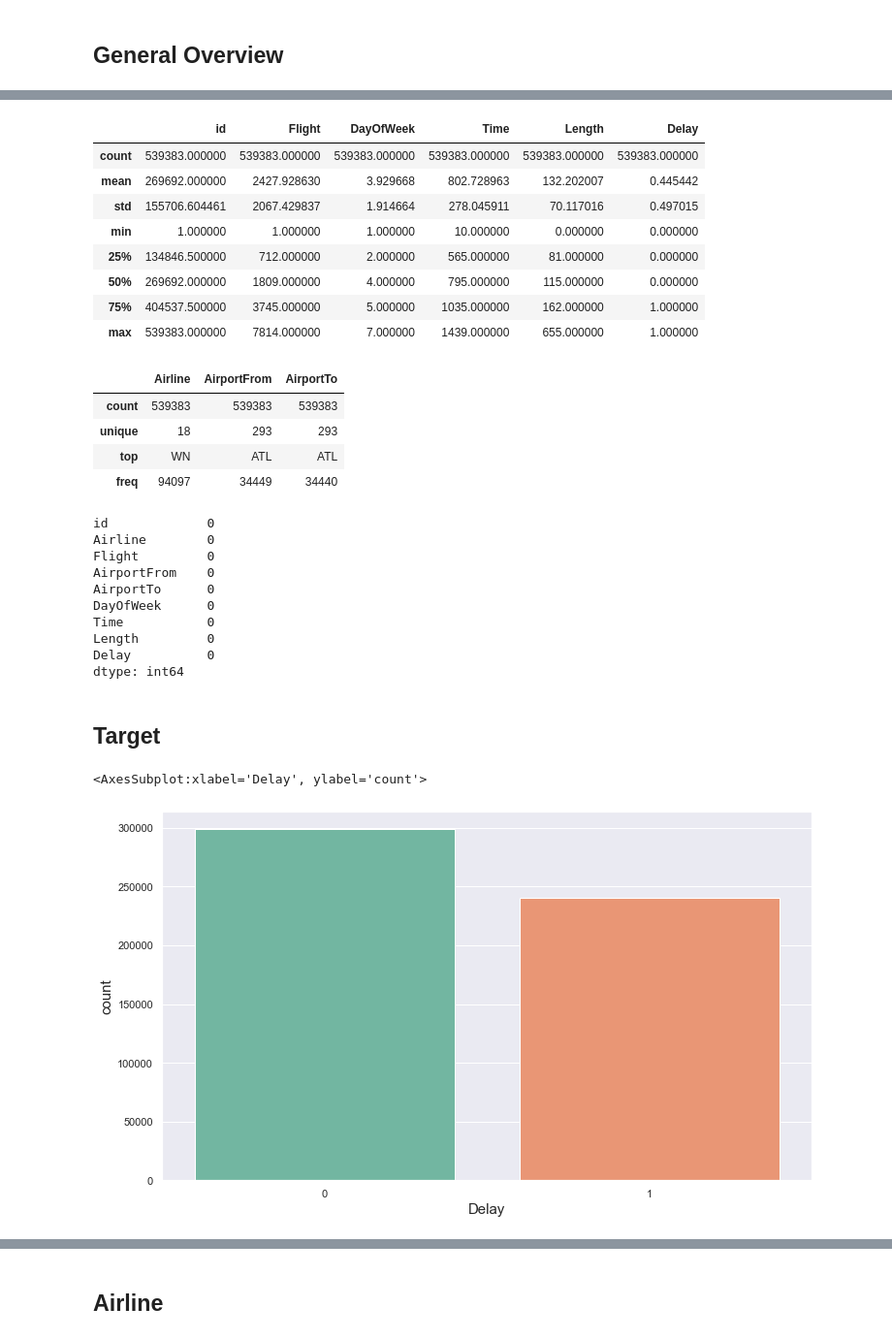
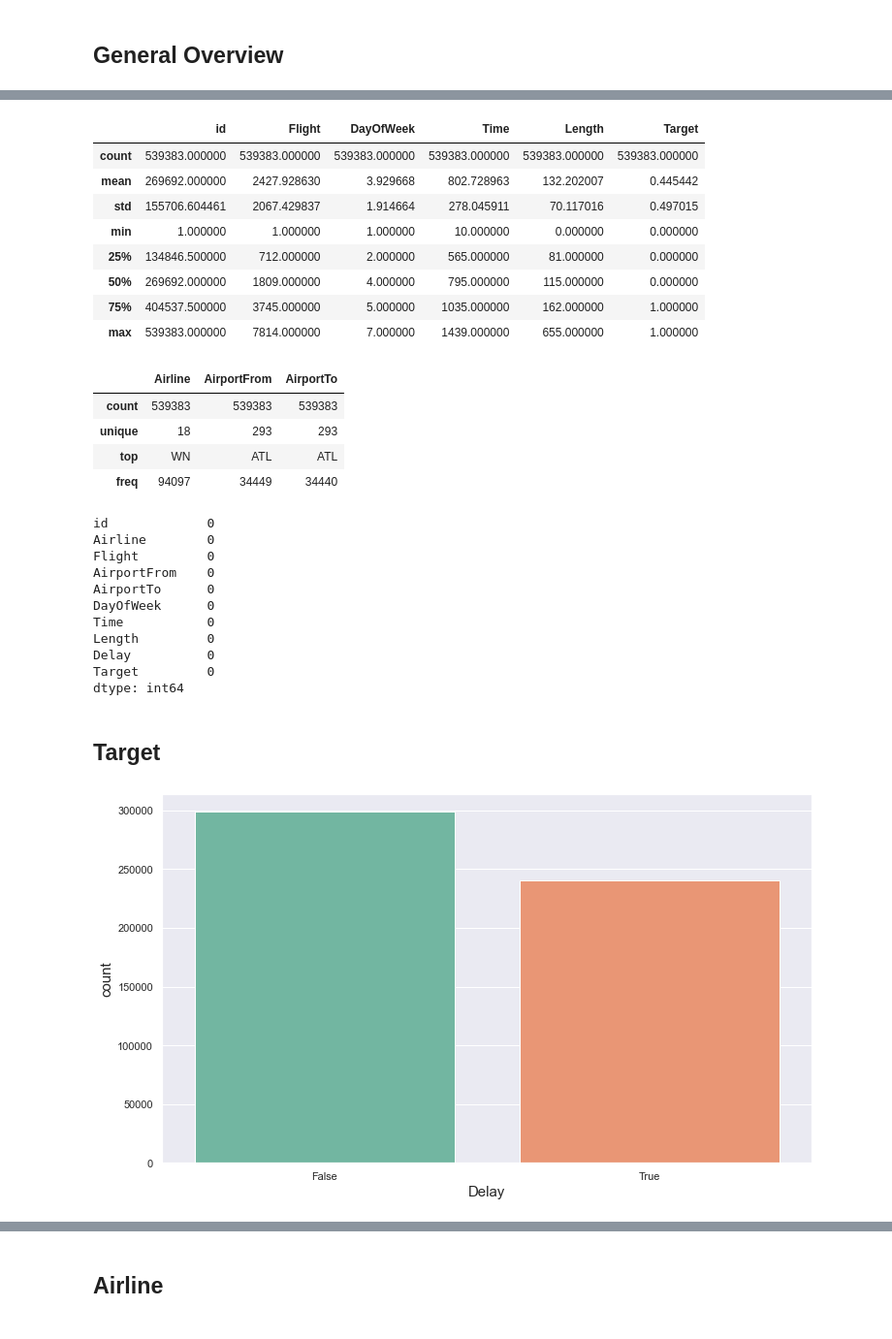
Before and after one commit to enricogoerlitz/ML-Models, a Jupyter notebook: Machine Learning Projects/01_Kaggle_Data_Projects_And_Competitions/00_Starter_Projects/02_Airline_Deley/notebooks/01_data_eda.ipynb, the cells around one changed output, grey strips where cells are left out. Shown at 97% size. Drawn from its saved outputs; the diff is of its cells as text; code cells hidden in the pictures.

```diff
--- a/Machine Learning Projects/01_Kaggle_Data_Projects_And_Competitions/00_Starter_Projects/02_Airline_Deley/notebooks/01_data_eda.ipynb
+++ b/Machine Learning Projects/01_Kaggle_Data_Projects_And_Competitions/00_Starter_Projects/02_Airline_Deley/notebooks/01_data_eda.ipynb
@@ -37,6 +37,9 @@ df
 | 539381 | 539382 | UA | 78 | HNL | SFO | 5 | 1439 | 313 | 1 |
 | 539382 | 539383 | US | 1442 | LAX | PHL | 5 | 1439 | 301 | 1 |
 539383 rows × 9 columns
+# %%
+df["Target"] = df["Delay"]
+df["Delay"] = df["Delay"].map({0: "False", 1: "True"}).astype("category")
 # %% [markdown]
 # Helper Functions & Constants
 # %%
@@ -48,7 +51,7 @@ AIRPORT_TO = "AirportTo"
 DAY_OF_WEEK = "DayOfWeek"
 TIME = "Time"
 LENGTH = "Length"
-TARGET_DELAY = "Delay"
+DELAY = "Delay"
 
 TARGET = "Target"
 # %%
@@ -109,7 +113,7 @@ memory usage: 37.0+ MB
 # %%
 df.describe()
 # %% [output]
-|  | id | Flight | DayOfWeek | Time | Length | Delay |
+|  | id | Flight | DayOfWeek | Time | Length | Target |
 | count | 539383.000000 | 539383.000000 | 539383.000000 | 539383.000000 | 539383.000000 | 539383.000000 |
 | mean | 269692.000000 | 2427.928630 | 3.929668 | 802.728963 | 132.202007 | 0.445442 |
 | std | 155706.604461 | 2067.429837 | 1.914664 | 278.045911 | 70.117016 | 0.497015 |
@@ -138,15 +142,15 @@ DayOfWeek      0
 Time           0
 Length         0
 Delay          0
+Target         0
 dtype: int64
 # %% [markdown]
 ## Target
 # %%
-df[TARGET_DELAY].value_counts()
-sns.countplot(x=TARGET_DELAY, data=df);
+df[DELAY].value_counts()
+sns.countplot(x=DELAY, data=df);
 # %% [output]
-<AxesSubplot:xlabel='Delay', ylabel='count'>
-[figure, old version]
+[figure, new version]
 # %%
 sns.heatmap(df.corr(), annot=True, vmin=-1, vmax=1);
 # %% [output]
```
Also changed, not shown: parts of 10 cells of this notebook, 1 other file.
